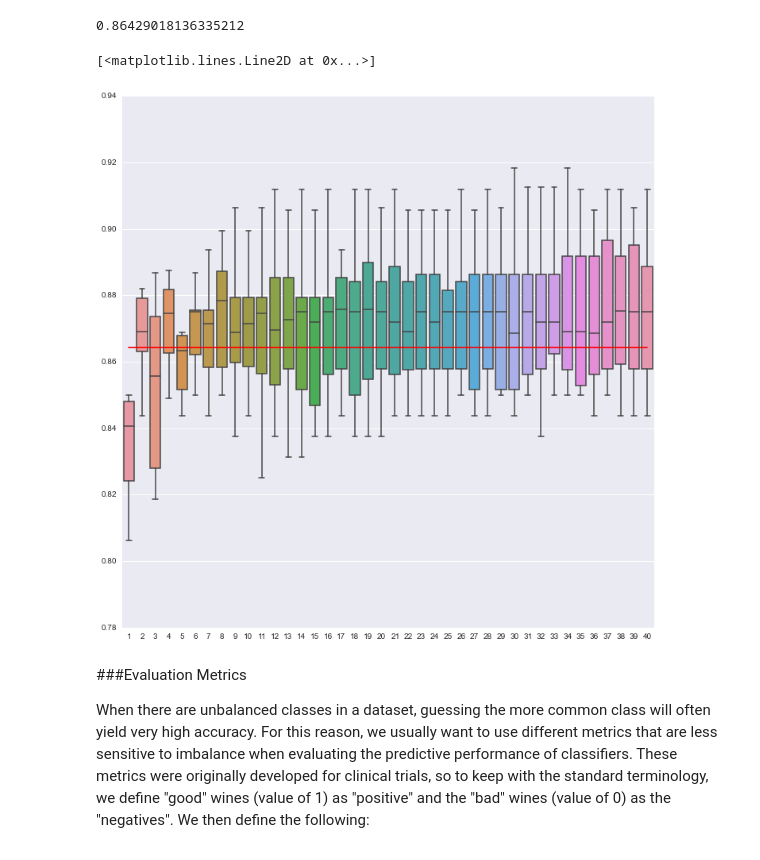
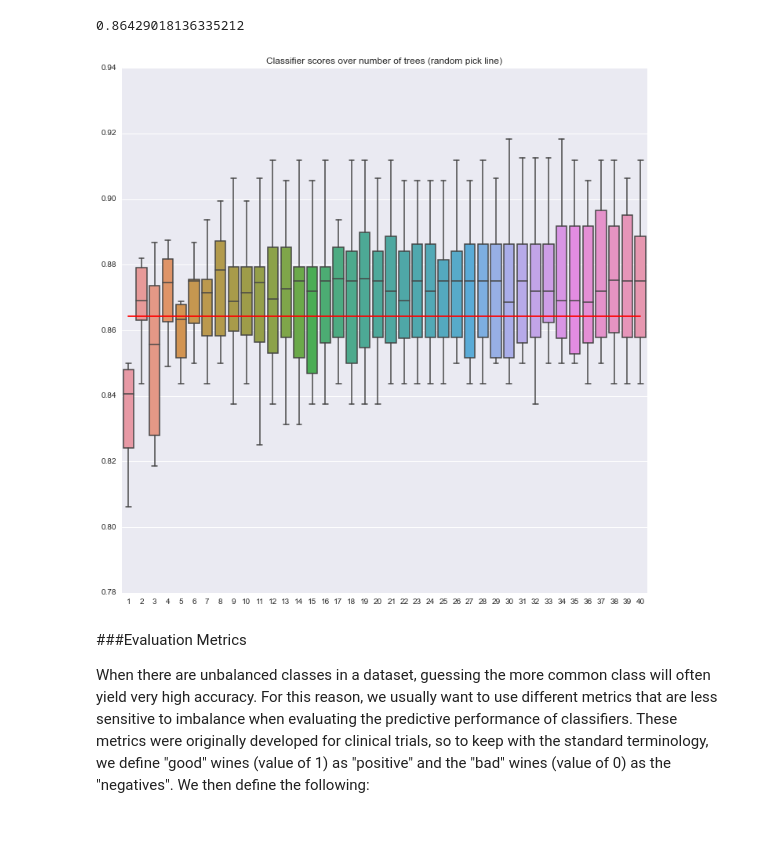
Before and after one commit to dimagalat/CSCI_E-109, a Jupyter notebook: homework/santos_n_hw5/HW5.ipynb, the cells around one changed output. Saved outputs shown, nothing was run; the diff lists cells and outputs as text; code cells hidden in the pictures.

```diff
--- a/homework/santos_n_hw5/HW5.ipynb
+++ b/homework/santos_n_hw5/HW5.ipynb
@@ -143,10 +158,10 @@ bad
 # %%
 plt.figure(figsize=(12, 12))
 sns.boxplot(scores)
-plt.plot(trees, [bad]*len(trees), color="red")
+plt.title('Classifier scores over number of trees (random pick line)')
+plt.plot(trees, [bad]*len(trees), color="red");
 # %% [output]
-[<matplotlib.lines.Line2D at 0x...>]
-[figure, old version]
+[figure, new version]
 # %% [markdown]
 ###Evaluation Metrics
 
```
Also changed, not shown: parts of 27 cells of this notebook, 1 other file.
